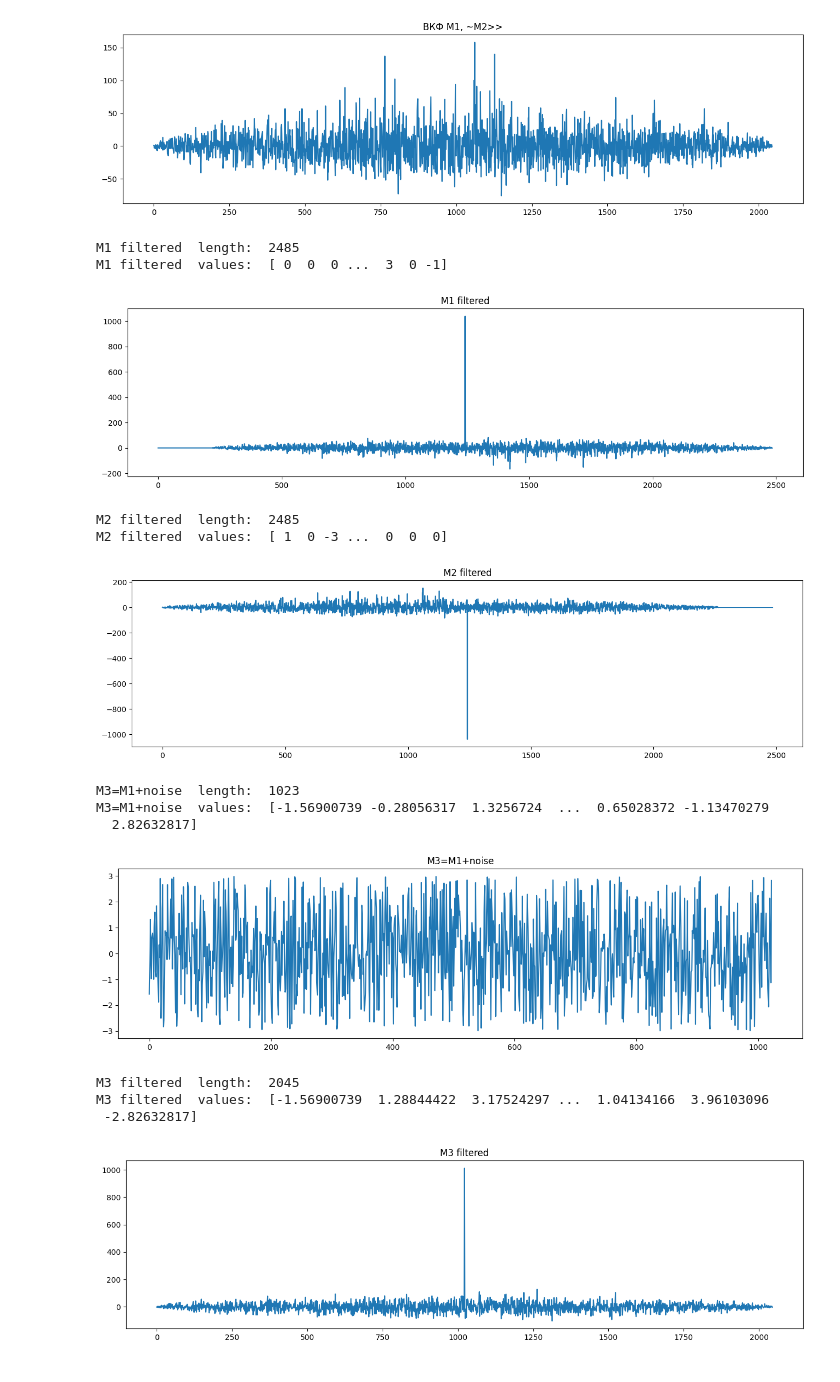
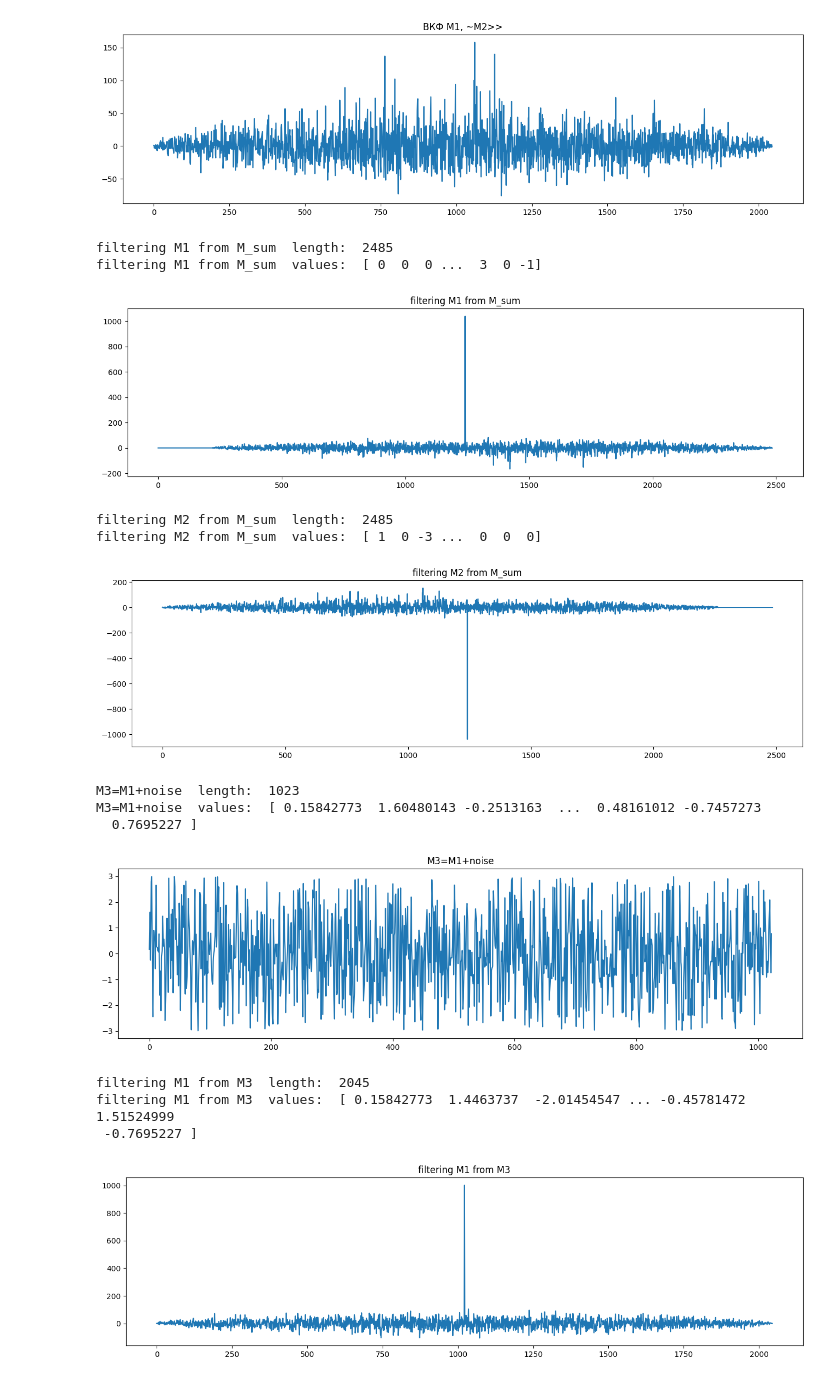
Before and after one commit to Shuregg/dsp-labs, a Jupyter notebook: Lab1_noise_like_signals.ipynb, the cells around one changed output. Cells and saved outputs as stored; diff of their text form; code cells hidden in the pictures.

```diff
--- a/Lab1_noise_like_signals.ipynb
+++ b/Lab1_noise_like_signals.ipynb
@@ -134,45 +134,45 @@ print_n_plot_signal(CCF, "ВКФ M1, ~M2>>")
 # @title 5. Фильтрация сигнала M1 из суммы сигналов M_sum
 # numpy.correlate(<signal>, <ref func>)
 M1_filtered = numpy.correlate(M_sum, M1_sh, "full")
-print_n_plot_signal(M1_filtered, "M1 filtered")
+print_n_plot_signal(M1_filtered, "filtering M1 from M_sum")
 # %% [output]
-M1 filtered  length:  2485
-M1 filtered  values:  [ 0  0  0 ...  3  0 -1]
+filtering M1 from M_sum  length:  2485
+filtering M1 from M_sum  values:  [ 0  0  0 ...  3  0 -1]
-[figure, old version]
+[figure, new version]
 # %%
 # @title 6. Фильтрация сигнала M2 из суммы сигналов M_sum
 M2_filtered = numpy.correlate(M_sum, M2_sh, "full")
-print_n_plot_signal(M2_filtered, "M2 filtered")
+print_n_plot_signal(M2_filtered, "filtering M2 from M_sum")
 # %% [output]
-M2 filtered  length:  2485
-M2 filtered  values:  [ 1  0 -3 ...  0  0  0]
+filtering M2 from M_sum  length:  2485
+filtering M2 from M_sum  values:  [ 1  0 -3 ...  0  0  0]
-[figure, old version]
+[figure, new version]
 # %%
 # @title 7. Формирование M3 путем зашумления M1
 A_noise = 2
 # rng = numpy.random.default_rng(12345)
 # noise = rng.random((1, 100))
 noise = []
 for i in range (len(M1_n)):
   noise.append(random.uniform(-A_noise, A_noise))
 
 # noise_text = ("noise with amplitude = "+str(A_noise))
 # print_n_plot_signal(noise, noise_text)
 # print_n_plot_signal(M1_n, "M1")
 
 M3 = numpy.add(M1_n, noise)
 print_n_plot_signal(M3, "M3=M1+noise")
 
-M3_filtered = numpy.correlate(M3, M1_n, 'full')
-print_n_plot_signal(M3_filtered, "M3 filtered")
+M1_filtered_from_M3 = numpy.correlate(M3, M1_n, 'full')
+print_n_plot_signal(M1_filtered_from_M3, "filtering M1 from M3")
 # %% [output]
 M3=M1+noise  length:  1023
-M3=M1+noise  values:  [-1.56900739 -0.28056317  1.3256724  ...  0.65028372 -1.13470279
-  2.82632817]
+M3=M1+noise  values:  [ 0.15842773  1.60480143 -0.2513163  ...  0.48161012 -0.7457273
+  0.7695227 ]
-[figure, old version]
+[figure, new version]
-M3 filtered  length:  2045
-M3 filtered  values:  [-1.56900739  1.28844422  3.17524297 ...  1.04134166  3.96103096
- -2.82632817]
+filtering M1 from M3  length:  2045
+filtering M1 from M3  values:  [ 0.15842773  1.4463737  -2.01454547 ... -0.45781472  1.51524999
+ -0.7695227 ]
-[figure, old version]
+[figure, new version]
 # %%
 # A_dB = 20 * numpy.log10(abs(A / A_max))
```
